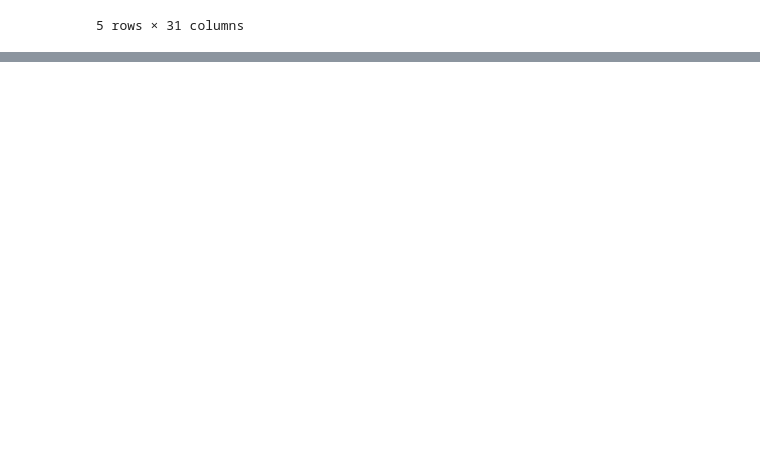
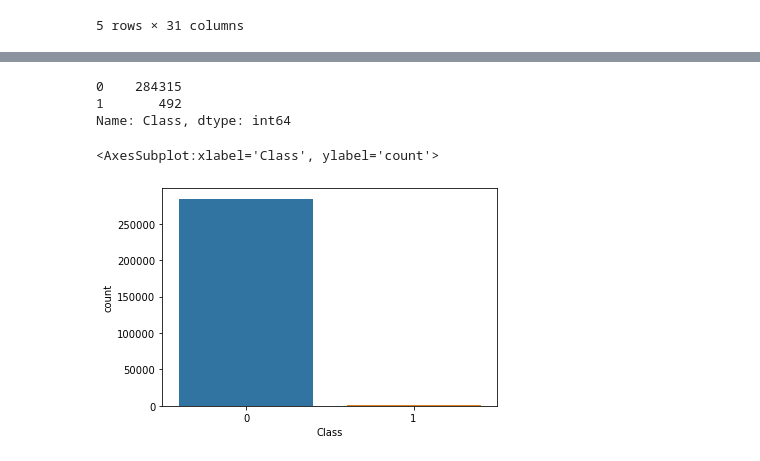
Before and after one commit to baroncurtin2/credit-card-fraud-detection, a Jupyter notebook: imbalanced_dataset.ipynb, the cells around one changed output, grey strips where cells are left out. Saved outputs shown, nothing was run; the diff lists cells and outputs as text; code cells hidden in the pictures; blank space fills up the shorter version.

```diff
--- a/imbalanced_dataset.ipynb
+++ b/imbalanced_dataset.ipynb
@@ -35,0 +58,13 @@ data.head()
+# %%
+# check target class distribution
+data['Class'].value_counts()
+# %% [output]
+0    284315
+1       492
+Name: Class, dtype: int64
+# %%
+# visual plot of target distribution
+sns.countplot(x='Class', data=data)
+# %% [output]
+<AxesSubplot:xlabel='Class', ylabel='count'>
+[figure, added]
```
Also changed, not shown: parts of 24 cells of this notebook.
